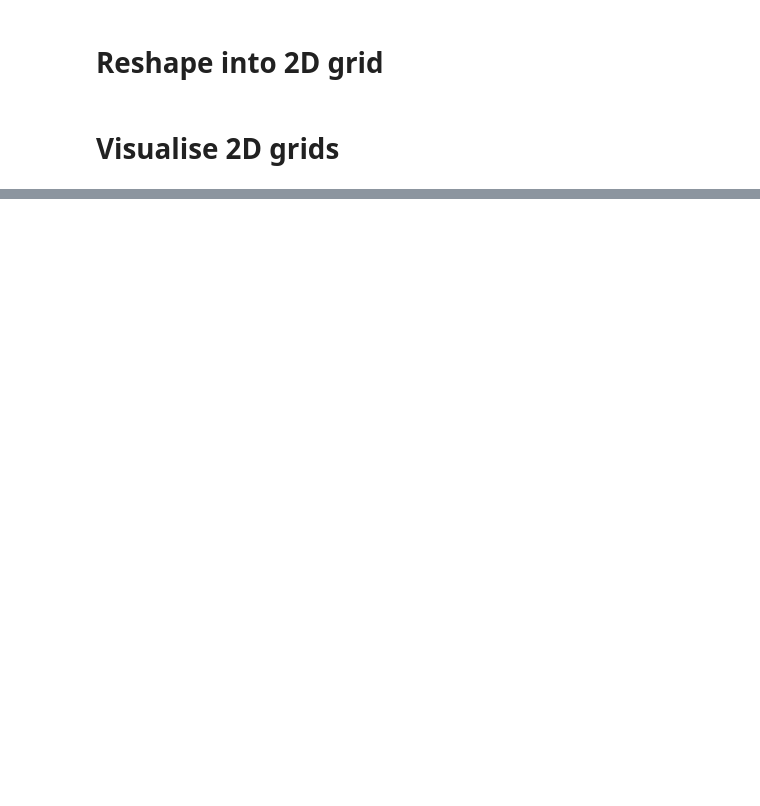
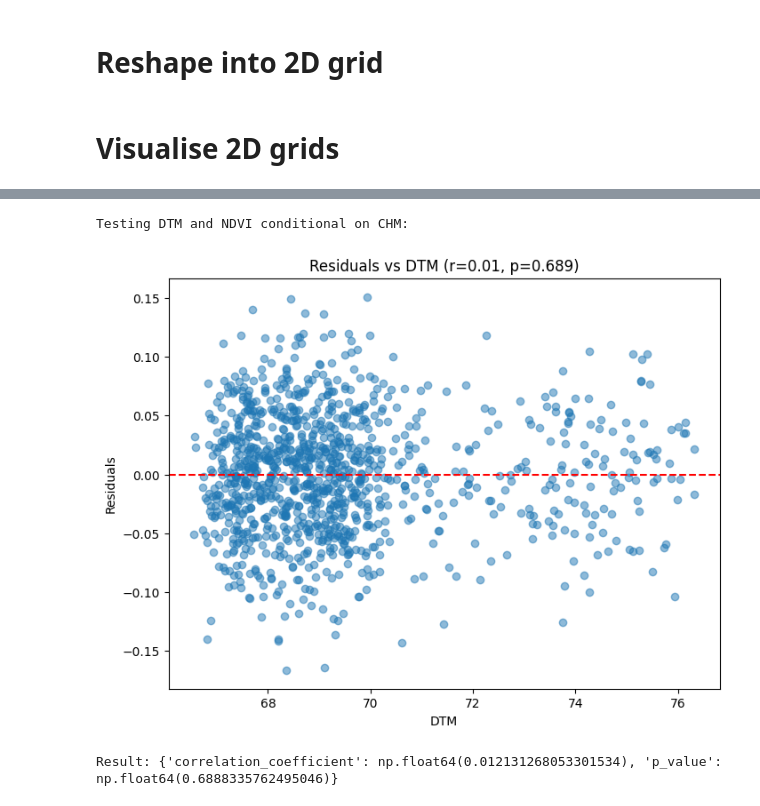
Before and after one commit to bcwein/PCS956-Project, a Jupyter notebook: notebooks/exploration.ipynb, the cells around one changed output, grey strips where cells are left out. Cells and saved outputs as stored; diff of their text form; code cells hidden in the pictures; blank space fills up the shorter version.

```diff
--- a/notebooks/exploration.ipynb
+++ b/notebooks/exploration.ipynb
@@ -104,0 +130,11 @@ plt.show()
+# %%
+X = filtered_data[['CHM']]
+y = filtered_data['NDVI']
+conditioning_var = filtered_data['DTM']
+print("\nTesting DTM and NDVI conditional on CHM:")
+test_result_4 = test_residual_independence(X, y, conditioning_var)
+print(f"Result: {test_result_4}")
+# %% [output]
+Testing DTM and NDVI conditional on CHM:
+[figure, added]
+Result: {'correlation_coefficient': np.float64(0.012131268053301534), 'p_value': np.float64(0.6888335762495046)}
```
Also changed, not shown: parts of 13 cells of this notebook.
